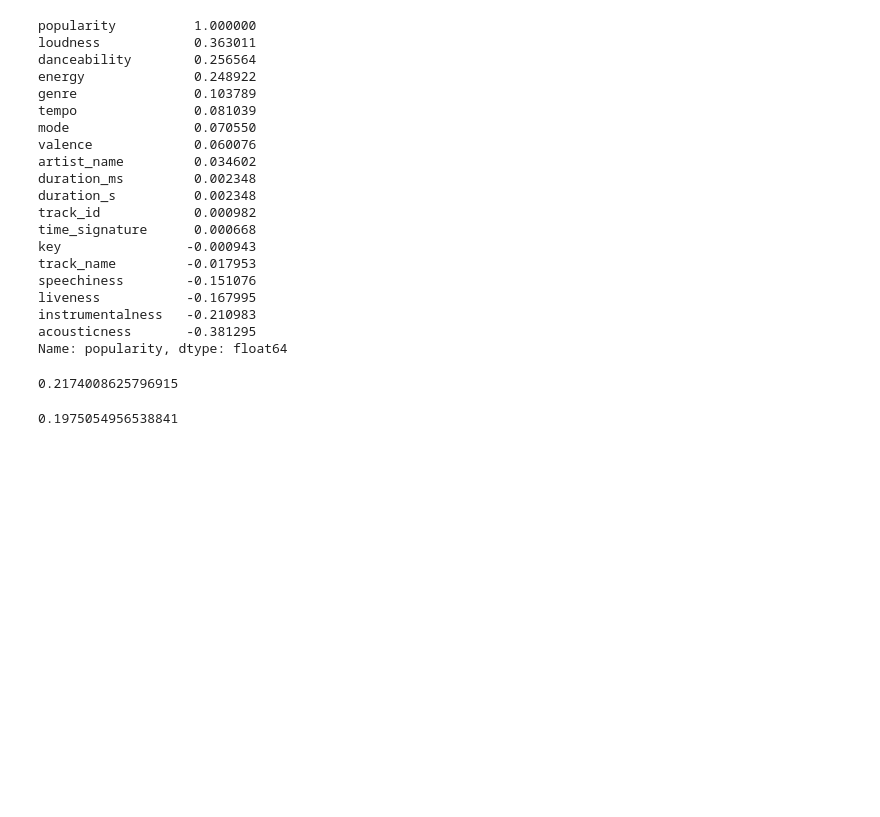
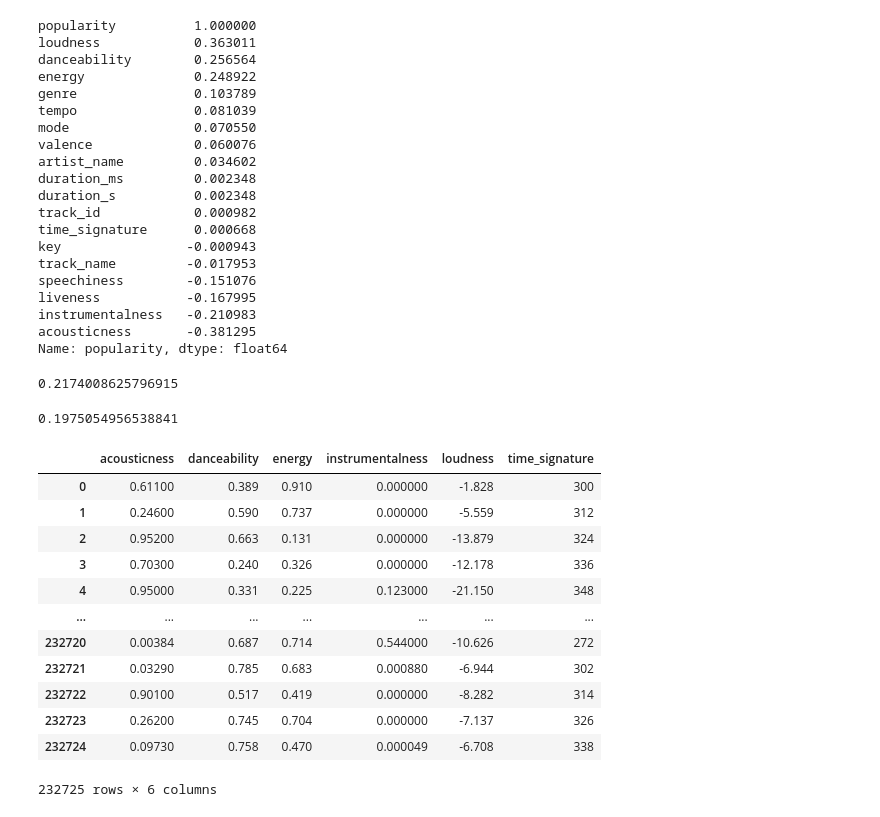
Before and after one commit to pausalazar101/Ironhack_spotify_project, a Jupyter notebook: data_cleaning.ipynb, the cells around one changed output. Saved outputs shown, nothing was run; the diff lists cells and outputs as text; code cells hidden in the pictures; blank space fills up the shorter version.

```diff
--- a/data_cleaning.ipynb
+++ b/data_cleaning.ipynb
@@ -611,3 +602,19 @@ y_pred = model.predict(X_test)
 model.score(X_test, y_test)
 # %% [output]
 0.1975054956538841
+# %%
+X
+# %% [output]
+|  | acousticness | danceability | energy | instrumentalness | loudness | time_signature |
+| 0 | 0.61100 | 0.389 | 0.910 | 0.000000 | -1.828 | 300 |
+| 1 | 0.24600 | 0.590 | 0.737 | 0.000000 | -5.559 | 312 |
+| 2 | 0.95200 | 0.663 | 0.131 | 0.000000 | -13.879 | 324 |
+| 3 | 0.70300 | 0.240 | 0.326 | 0.000000 | -12.178 | 336 |
+| 4 | 0.95000 | 0.331 | 0.225 | 0.123000 | -21.150 | 348 |
+| ... | ... | ... | ... | ... | ... | ... |
+| 232720 | 0.00384 | 0.687 | 0.714 | 0.544000 | -10.626 | 272 |
+| 232721 | 0.03290 | 0.785 | 0.683 | 0.000880 | -6.944 | 302 |
+| 232722 | 0.90100 | 0.517 | 0.419 | 0.000000 | -8.282 | 314 |
+| 232723 | 0.26200 | 0.745 | 0.704 | 0.000000 | -7.137 | 326 |
+| 232724 | 0.09730 | 0.758 | 0.470 | 0.000049 | -6.708 | 338 |
+232725 rows × 6 columns
```
Also changed, not shown: parts of 32 cells of this notebook, 1 other file.
